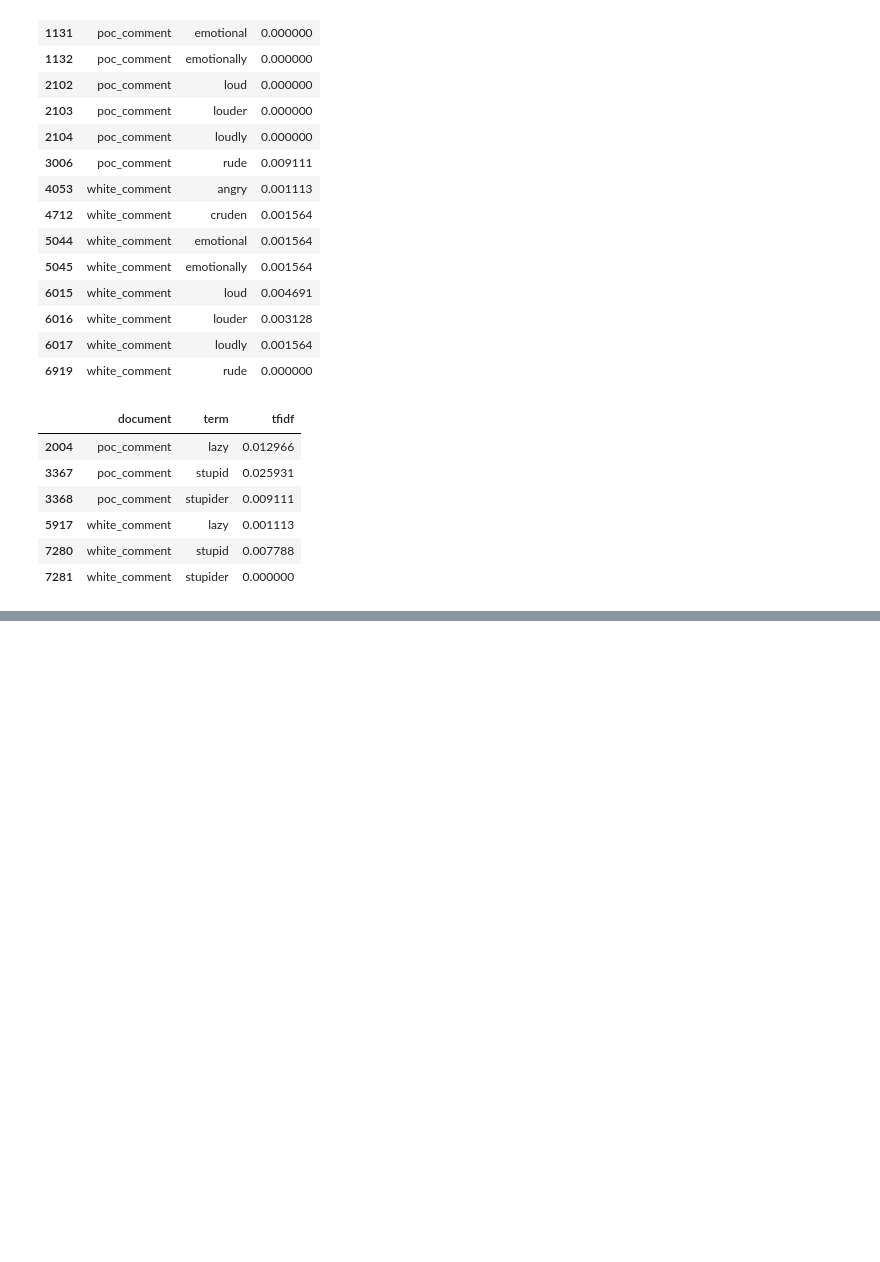
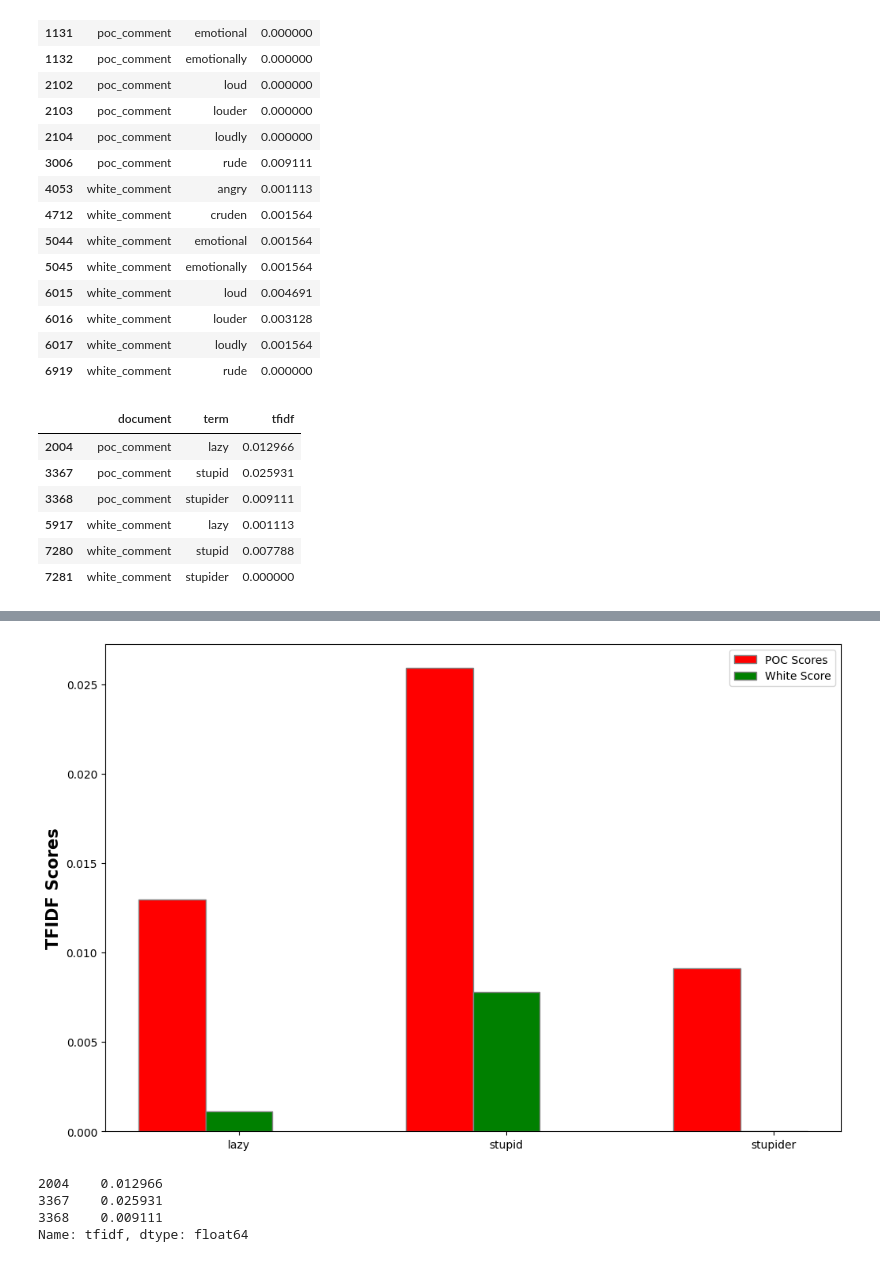
Before and after one commit to erikapchan/Final-Project, a Jupyter notebook: Text_Analysis_Final_Project.ipynb, the cells around one changed output, grey strips where cells are left out. Cells and saved outputs as stored; diff of their text form; code cells hidden in the pictures; blank space fills up the shorter version.

```diff
--- a/Text_Analysis_Final_Project.ipynb
+++ b/Text_Analysis_Final_Project.ipynb
@@ -313,0 +314,27 @@ plt.show()
+# %%
+barWidth = 0.25
+fig = plt.subplots(figsize =(12, 8))
+
+tfidfs2 = trying[trying['term'].str.contains('lazy|stupid')]
+scores2 = tfidfs2["tfidf"]
+pocscores2 = scores2[0:3]
+whitescores2 = scores2[3:6]
+
+br1 = np.arange(len(pocscores2))
+br2 = [x + barWidth for x in br1]
+plt.bar(br1, pocscores2, color ='r', width = barWidth,
+        edgecolor ='grey', label ='POC Scores')
+plt.bar(br2, whitescores2, color ='g', width = barWidth,
+        edgecolor ='grey', label ='White Score')
+plt.xticks([r + barWidth for r in range(len(pocscores2))],
+        ['lazy', 'stupid', 'stupider'])
+plt.ylabel('TFIDF Scores', fontweight ='bold', fontsize = 15)
+
+plt.legend()
+plt.show()
+# %% [output]
+[figure, added]
+2004    0.012966
+3367    0.025931
+3368    0.009111
+Name: tfidf, dtype: float64
```
Also changed, not shown: parts of 1 cell of this notebook.
